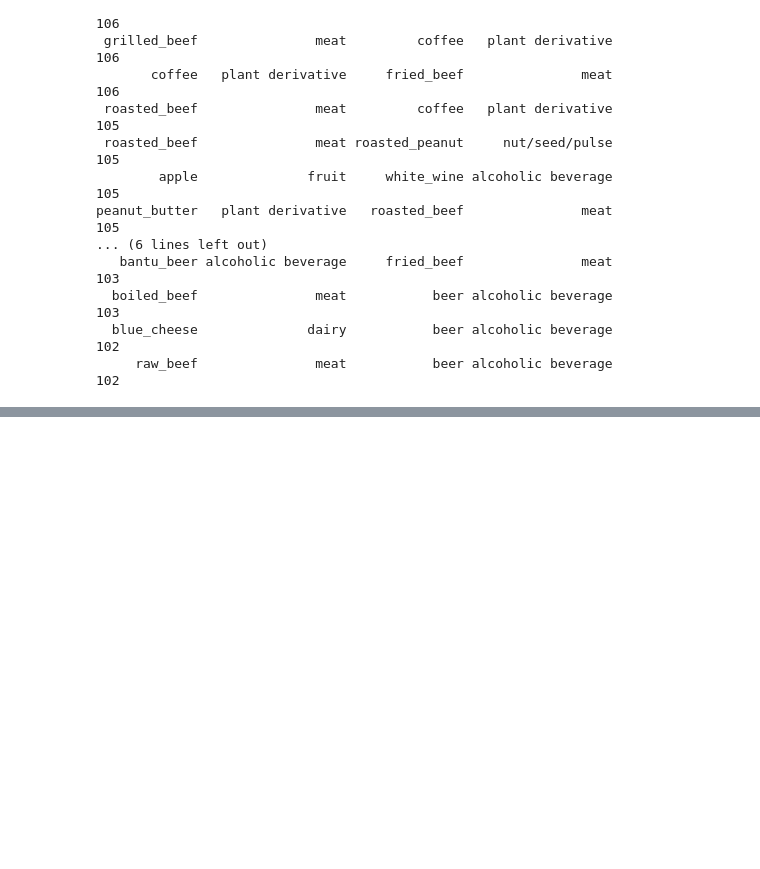
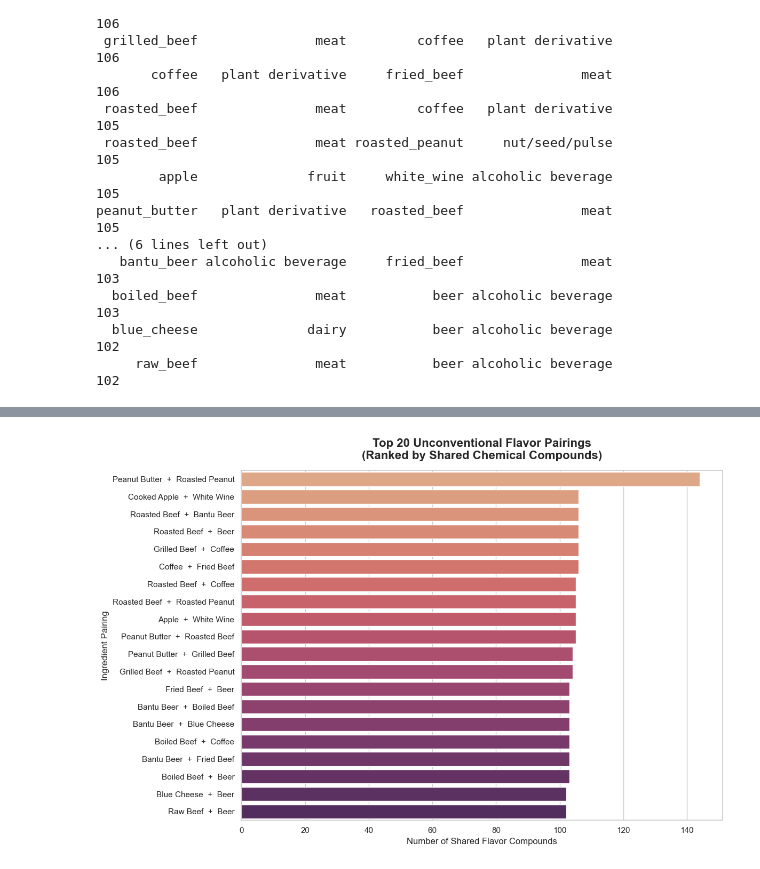
Before and after one commit to com-480-data-visualization/PG, a Jupyter notebook: data_analysis/molecular_cuisine.ipynb, the cells around one changed output, grey strips where cells are left out. Drawn from its saved outputs; the diff is of its cells as text; code cells hidden in the pictures; blank space fills up the shorter version.

```diff
--- a/data_analysis/molecular_cuisine.ipynb
+++ b/data_analysis/molecular_cuisine.ipynb
@@ -121,3 +124,46 @@ plt.show()
+# %%
+# 1. Re-calculate the shared pairings
+pairs = pd.merge(ingr_comp, ingr_comp, on='compound id', suffixes=('_A', '_B'))
+pairs = pairs[pairs['ingredient id_A'] < pairs['ingredient id_B']]
+shared_counts = pairs.groupby(['ingredient id_A', 'ingredient id_B']).size().reset_index(name='shared_compounds')
+
+# 2. Add names and categories
+shared_counts = pd.merge(shared_counts, ingr_info[['id', 'ingredient name', 'category']], left_on='ingredient id_A', right_on='id')
+shared_counts = shared_counts.rename(columns={'ingredient name': 'Ingredient A', 'category': 'Category A'}).drop('id', axis=1)
+
+shared_counts = pd.merge(shared_counts, ingr_info[['id', 'ingredient name', 'category']], left_on='ingredient id_B', right_on='id')
+shared_counts = shared_counts.rename(columns={'ingredient name': 'Ingredient B', 'category': 'Category B'}).drop('id', axis=1)
+
+# 3. Filter for Unconventional Pairings and grab the Top 20
+unconventional_pairs = shared_counts[shared_counts['Category A'] != shared_counts['Category B']].copy()
+top_20_pairs = unconventional_pairs.sort_values(by='shared_compounds', ascending=False).head(20)
+
+# Create a clean, formatted string for the Y-axis label (e.g., "Roasted Beef  +  Coffee")
+top_20_pairs['Pair'] = top_20_pairs['Ingredient A'].str.replace('_', ' ').str.title() + "  +  " + top_20_pairs['Ingredient B'].str.replace('_', ' ').str.title()
+
+# 4. Plotting the Horizontal Bar Chart
+sns.set_theme(style="whitegrid")
+plt.figure(figsize=(12, 8))
+
+# Using a sequential colormap ('flare') to emphasize the strongest pairings at the top
+sns.barplot(
+    data=top_20_pairs,
+    x='shared_compounds',
+    y='Pair',
+    hue='Pair',
+    palette='flare'
+)
+
+# Formatting
+plt.title('Top 20 Unconventional Flavor Pairings\n(Ranked by Shared Chemical Compounds)', fontsize=16, fontweight='bold', pad=15)
+plt.xlabel('Number of Shared Flavor Compounds', fontsize=12)
+plt.ylabel('Ingredient Pairing', fontsize=12)
+
+# Make sure the longest text labels fit cleanly on the screen
+plt.tight_layout()
+plt.show()
+# %% [output]
+[figure, added]
 # %%
 # 1. Merge into a single dataframe focused on the compounds
 merged_df = pd.merge(ingr_comp, ingr_info, left_on='ingredient id', right_on='id', how='left')
```
Also changed, not shown: parts of 3 cells of this notebook, 8 other files.
